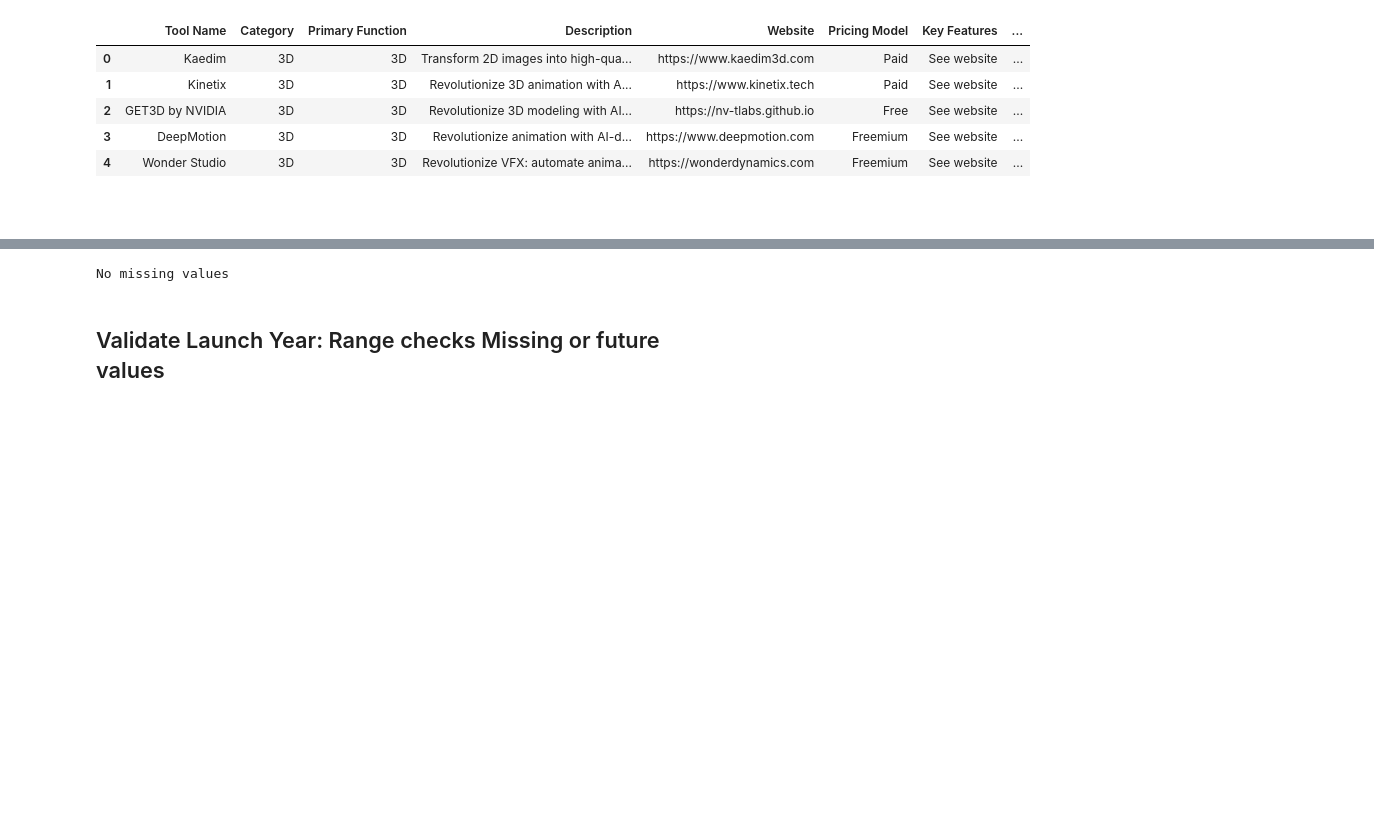
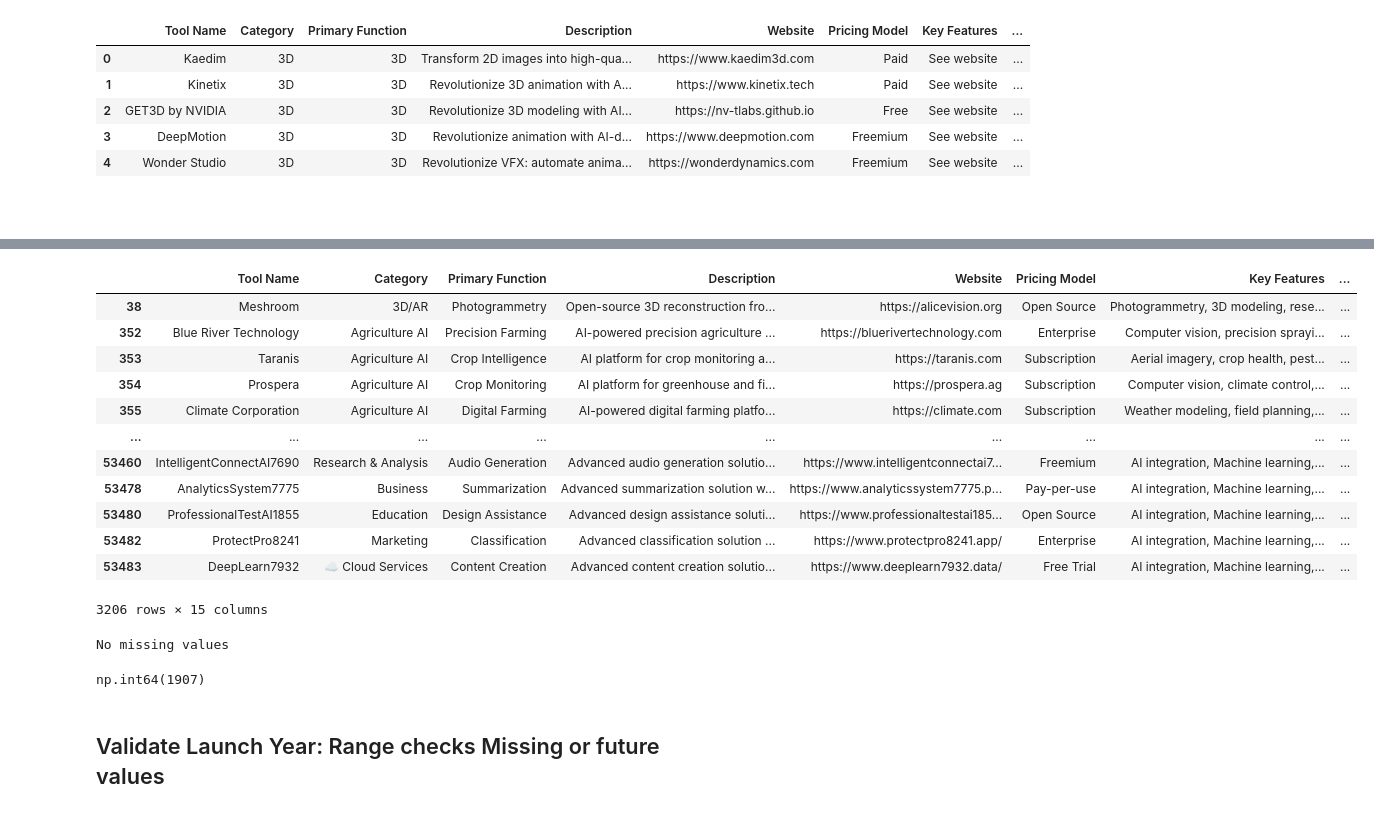
Before and after one commit to KudoroEsther/Files_Deep_Learning, a Jupyter notebook: NeuraGuide/Data_validation.ipynb, the cells around one changed output, grey strips where cells are left out. Drawn from its saved outputs; the diff is of its cells as text; code cells hidden in the pictures; blank space fills up the shorter version.

```diff
--- a/NeuraGuide/Data_validation.ipynb
+++ b/NeuraGuide/Data_validation.ipynb
@@ -452,6 +452,19 @@ memory usage: 6.1+ MB
 # %%
 # condition = cleaned_df["Launch Year"]<2019
 # filtered = cleaned_df[condition]
 # print(filtered)
-
-# # print(cleaned_df[cleaned_df["Launch Year"]<2019])
+cleaned_df[cleaned_df["Launch Year"] < 2019]
+# %% [output]
+|  | Tool Name | Category | Primary Function | Description | Website | Pricing Model | Key Features | ... |
+| 38 | Meshroom | 3D/AR | Photogrammetry | Open-source 3D reconstruction fro... | https://alicevision.org | Open Source | Photogrammetry, 3D modeling, rese... | ... |
+| 352 | Blue River Technology | Agriculture AI | Precision Farming | AI-powered precision agriculture ... | https://bluerivertechnology.com | Enterprise | Computer vision, precision sprayi... | ... |
+| 353 | Taranis | Agriculture AI | Crop Intelligence | AI platform for crop monitoring a... | https://taranis.com | Subscription | Aerial imagery, crop health, pest... | ... |
+| 354 | Prospera | Agriculture AI | Crop Monitoring | AI platform for greenhouse and fi... | https://prospera.ag | Subscription | Computer vision, climate control,... | ... |
+| 355 | Climate Corporation | Agriculture AI | Digital Farming | AI-powered digital farming platfo... | https://climate.com | Subscription | Weather modeling, field planning,... | ... |
+| ... | ... | ... | ... | ... | ... | ... | ... | ... |
+| 53460 | IntelligentConnectAI7690 | Research & Analysis | Audio Generation | Advanced audio generation solutio... | https://www.intelligentconnectai7... | Freemium | AI integration, Machine learning,... | ... |
+| 53478 | AnalyticsSystem7775 | Business | Summarization | Advanced summarization solution w... | https://www.analyticssystem7775.p... | Pay-per-use | AI integration, Machine learning,... | ... |
+| 53480 | ProfessionalTestAI1855 | Education | Design Assistance | Advanced design assistance soluti... | https://www.professionaltestai185... | Open Source | AI integration, Machine learning,... | ... |
+| 53482 | ProtectPro8241 | Marketing | Classification | Advanced classification solution ... | https://www.protectpro8241.app/ | Enterprise | AI integration, Machine learning,... | ... |
+| 53483 | DeepLearn7932 | ☁️ Cloud Services | Content Creation | Advanced content creation solutio... | https://www.deeplearn7932.data/ | Free Trial | AI integration, Machine learning,... | ... |
+3206 rows × 15 columns
@@ -468,6 +479,10 @@ def check_missing_values(df):
 check_missing_values(cleaned_df)
 # %% [output]
 No missing values
+# %%
+cleaned_df["Launch Year"].min()
+# %% [output]
+np.int64(1907)
 # %% [markdown]
 ## Validate Launch Year: Range checks  Missing or future values
 # %%
```
Also changed, not shown: parts of 12 cells of this notebook, 2 other files.
